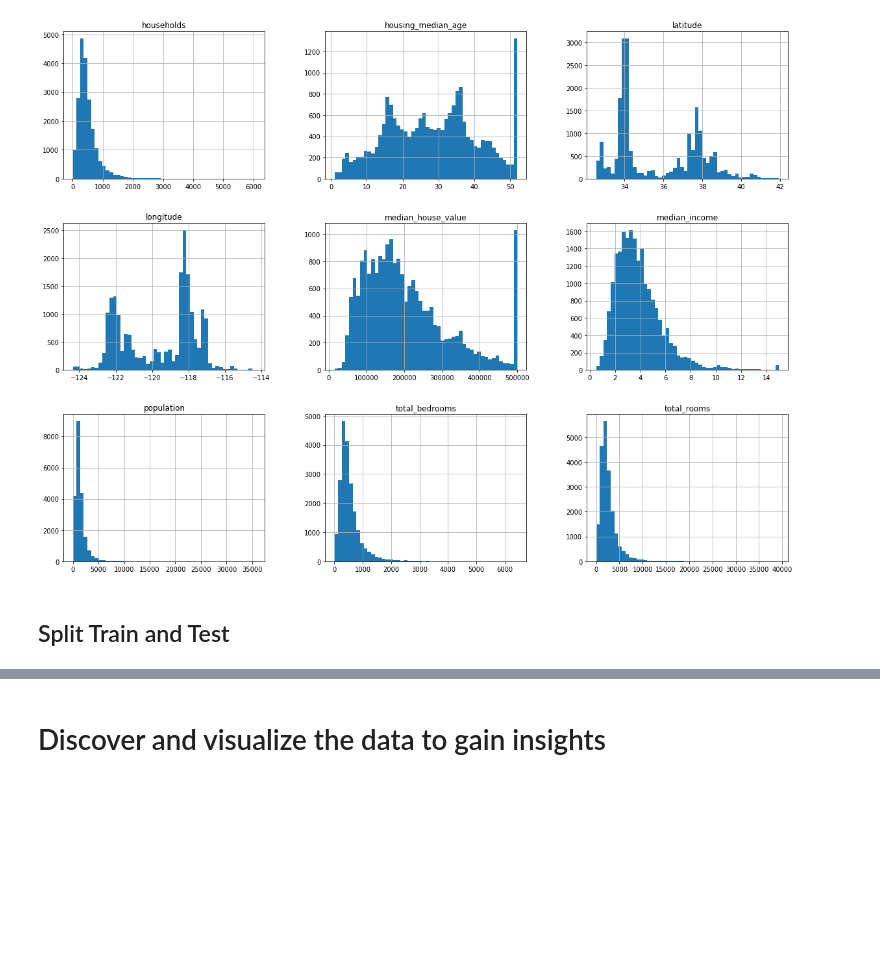
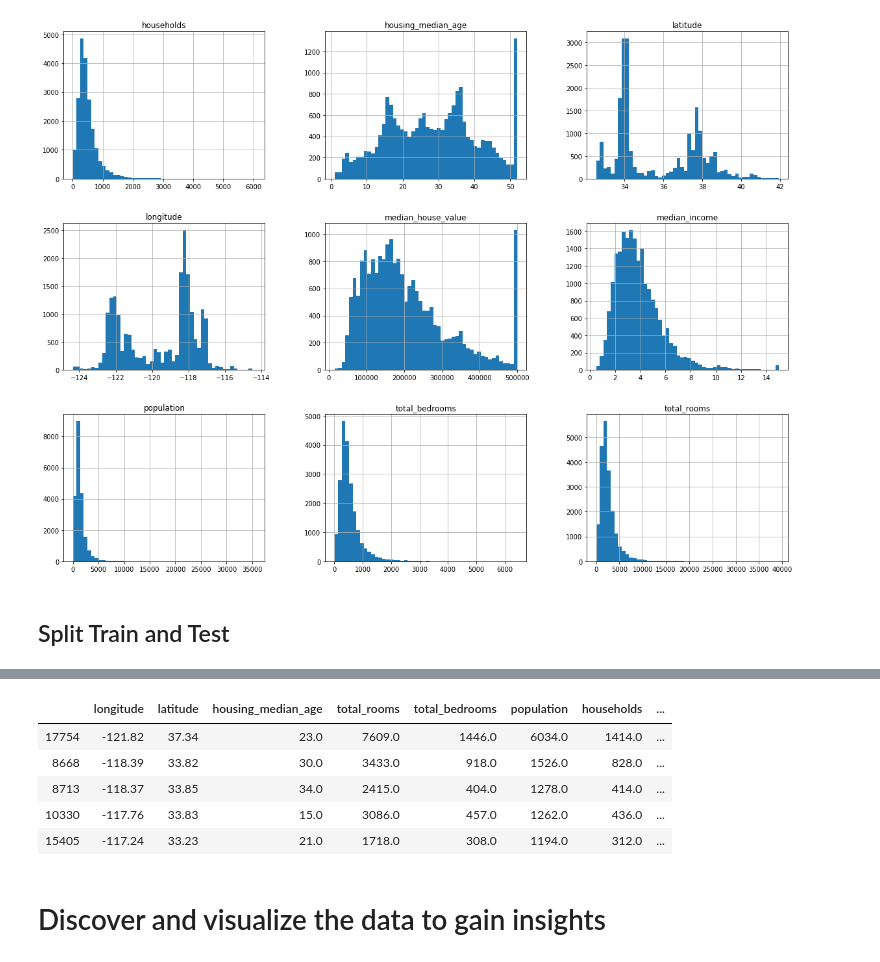
Before and after one commit to anqitu/adv-sklearn-training, a Jupyter notebook: exercises/Case_Study_end_to_end_machine_learning_project.ipynb, the cells around one changed output, grey strips where cells are left out. Drawn from its saved outputs; the diff is of its cells as text; code cells hidden in the pictures; blank space fills up the shorter version.

```diff
--- a/exercises/Case_Study_end_to_end_machine_learning_project.ipynb
+++ b/exercises/Case_Study_end_to_end_machine_learning_project.ipynb
@@ -125,3 +113,12 @@ train_set, test_set = train_test_split(housing,
+# %%
+test_set.head()
+# %% [output]
+|  | longitude | latitude | housing_median_age | total_rooms | total_bedrooms | population | households | ... |
+| 17754 | -121.82 | 37.34 | 23.0 | 7609.0 | 1446.0 | 6034.0 | 1414.0 | ... |
+| 8668 | -118.39 | 33.82 | 30.0 | 3433.0 | 918.0 | 1526.0 | 828.0 | ... |
+| 8713 | -118.37 | 33.85 | 34.0 | 2415.0 | 404.0 | 1278.0 | 414.0 | ... |
+| 10330 | -117.76 | 33.83 | 15.0 | 3086.0 | 457.0 | 1262.0 | 436.0 | ... |
+| 15405 | -117.24 | 33.23 | 21.0 | 1718.0 | 308.0 | 1194.0 | 312.0 | ... |
 # %% [markdown]
 # Discover and visualize the data to gain insights
 # %%
```
Also changed, not shown: parts of 21 cells of this notebook, 6 other files.
